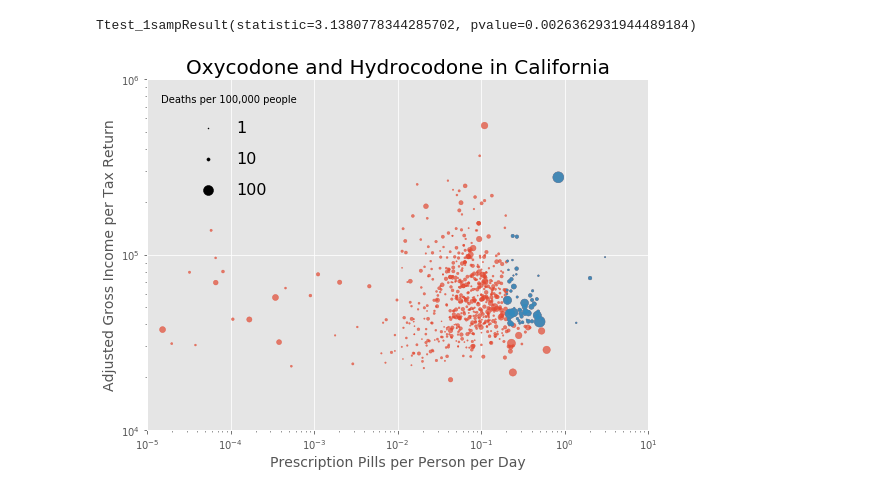
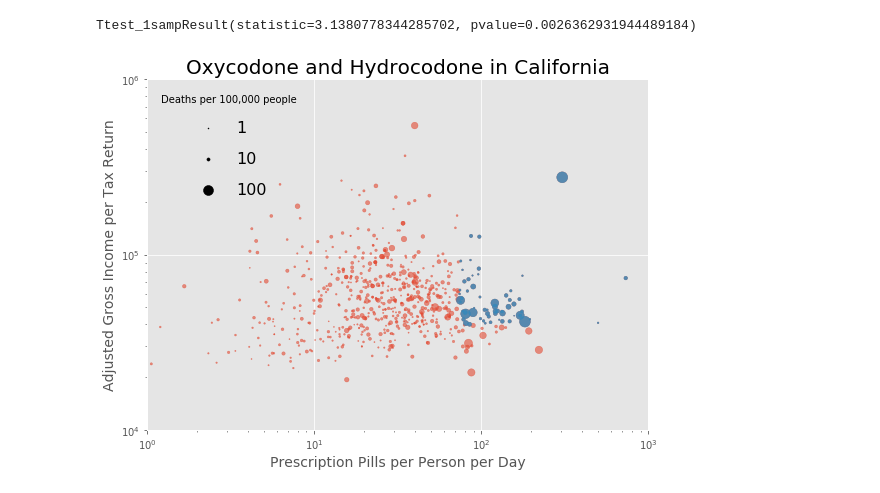
Before and after one commit to davidjaimes/pain-pills-in-the-usa, a Jupyter notebook: David/analysis/analysis.ipynb, the cells around one changed output. Saved outputs shown, nothing was run; the diff lists cells and outputs as text; code cells hidden in the pictures.

Commit message:
make zoomed in version plot

```diff
--- a/David/analysis/analysis.ipynb
+++ b/David/analysis/analysis.ipynb
@@ -9,12 +9,12 @@ merged = pd.read_csv('data/merged.csv')
 population = pd.DataFrame({
     'ZipCode': merged['Zip Code'],
     'City': merged['City'],
-    'Pills per Person per Day': merged['Pills'] / merged['Population'] / 365,
+    'Pills per Person per Year': merged['Pills'] / merged['Population'],
     'AGI per Return': merged['AGI thousands'] * 1e3 / merged['Tax Returns'],
     'Death Rate': merged['Death Rate']
 })
 # %%
-sample = population[population['Pills per Person per Day'] > 0.2]
+sample = population[population['Pills per Person per Year'] > 0.2 * 365]
 sample = sample[sample['AGI per Return'] > 4e4]
 # %%
 stats.ttest_1samp(sample['Death Rate'], population['Death Rate'].mean())
@@ -27,39 +27,41 @@ s = sample
 plt.figure(figsize=(8, 6))
 plt.style.use('ggplot')
 plt.scatter(
-    p['Pills per Person per Day'],
+    p['Pills per Person per Year'],
     p['AGI per Return'],
     s = p['Death Rate'],
-    alpha=0.7
+    alpha=0.6
 )
 plt.scatter(
-    s['Pills per Person per Day'],
+    s['Pills per Person per Year'],
     s['AGI per Return'],
     s = s['Death Rate'],
-    alpha=0.9
+    alpha=0.8
 )
 
 
 for area in [1, 10, 100]:
     plt.scatter([], [], c='k', s=area, label=str(area))
 plt.legend(scatterpoints=1, frameon=False, labelspacing=1, title='Deaths per 100,000 people', fontsize=16)
 
 #plt.xticks([0.001, 0.01, 0.1, 1], ['0.001', '0.01', '0.1', '1'])
 #plt.yticks([2e4, 1e5, 4e5], ['$20,000', '$100,000', '$400,000'])
 
 #plt.text(4, 2e4, '$p = 0.007$', horizontalalignment='right', size=24)
 #plt.text(0.005, 3.5e5, 'Population', horizontalalignment='left', size=16, c='C0')
 #plt.text(0.005, 2.8e5, 'Sample', horizontalalignment='left', size=16, c='C1')
 
 plt.xscale('log')
 plt.yscale('log')
-plt.xlim(1e-5, 1e1)
+
+plt.xlim(1e0, 1e3) # Zoom
+#plt.xlim(1e-3, 1e4)
 plt.ylim(1e4, 1e6)
 
 plt.title('Oxycodone and Hydrocodone in California', size=20)
 plt.xlabel('Prescription Pills per Person per Day', size=14)
 plt.ylabel('Adjusted Gross Income per Tax Return', size=14)
 plt.tight_layout()
-plt.savefig('images/scatter-log-scale.png', dpi=300)
+plt.savefig('images/scatter-log-zoom.png', dpi=300)
 # %% [output]
-[figure, old version]
+[figure, new version]
```
Also changed, not shown: 2 other files.
